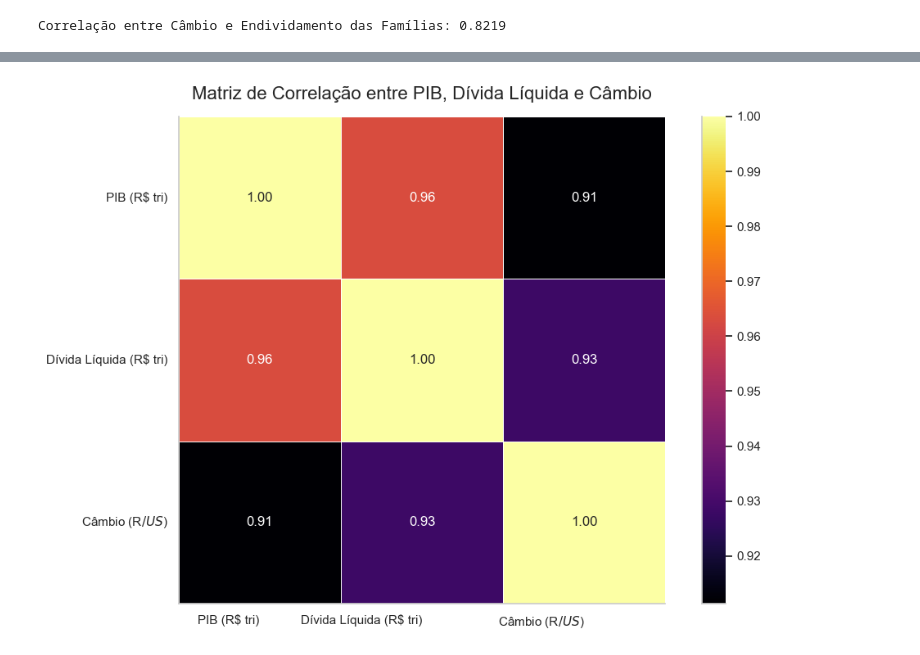
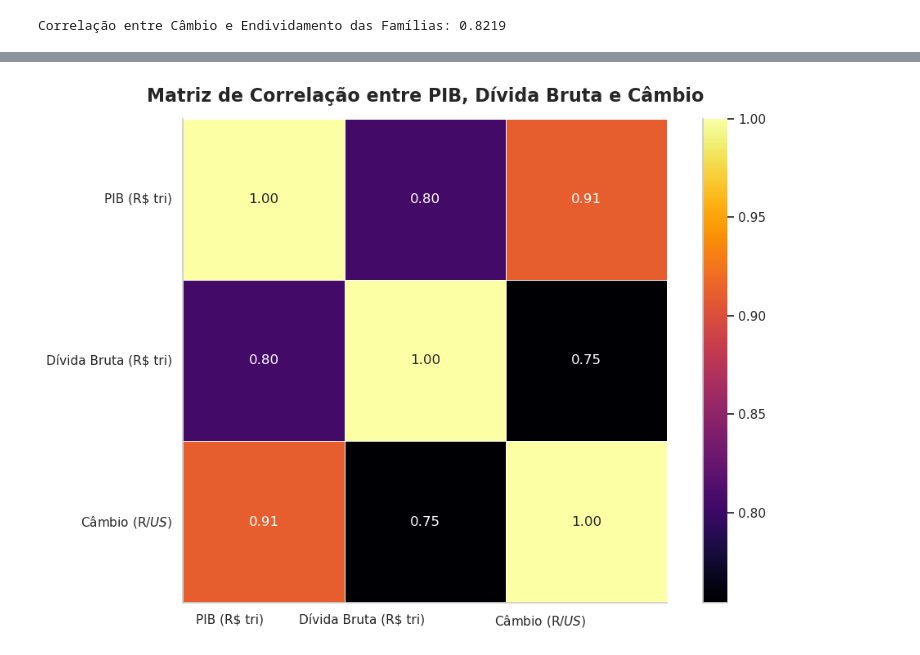
Before and after one commit to rodrigogrinfeld1/Projeto-DEV---Grupo-1, a Jupyter notebook: Código.ipynb, the cells around one changed output, grey strips where cells are left out. Drawn from its saved outputs; the diff is of its cells as text; code cells hidden in the pictures.

```diff
--- a/Código.ipynb
+++ b/Código.ipynb
@@ -21,0 +46,25 @@ dados.head()
+# %%
+import matplotlib.pyplot as plt
+
+#Taxa SELIC e Dívida Bruta
+dados["Data"] = pd.to_datetime(dados["Data"], format="%m/%Y")
+
+dados["Selic (% a.a.)"] = dados["4189 - Taxa de juros - Selic acumulada no mês anualizada base 252 - % a.a."].str.replace(",", ".").astype(float)
+dados["Dívida Bruta (R$ mi)"] = dados["13761 - Dívida bruta do governo geral - Saldos em R$ milhões - Metodologia utilizada a partir de 2008 - R$ (milhões)"].str.replace(".", "").str.replace(",", ".").astype(float)
+
+fig, ax1 = plt.subplots(figsize=(10, 6))
+
+#Eixo Selic
+ax1.plot(dados["Data"], dados["Selic (% a.a.)"], color='blue', label="Selic (% a.a.)")
+ax1.set_ylabel("Selic (% a.a.)", color='blue')
+ax1.tick_params(axis='y', labelcolor='blue')
+
+#Eixo da Dívida
+ax2 = ax1.twinx()
+ax2.plot(dados["Data"], dados["Dívida Bruta (R$ mi)"], color='red', label="Dívida Bruta (R$ milhões)")
+ax2.set_ylabel("Dívida Bruta (R$ mi)", color='red')
+ax2.tick_params(axis='y', labelcolor='red')
+
+plt.title("Taxa Selic e Dívida Bruta do Governo Geral ao Longo do Tempo")
+fig.tight_layout()
+plt.show()
@@ -319,46 +411,51 @@ import pandas as pd
 import matplotlib.pyplot as plt
 import seaborn as sns
 
+# Dicionário com nomes técnicos → nomes claros
 colunas_renomeadas = {
     "4380 - PIB mensal - Valores correntes (R$ milhões) - R$ (milhões)": "PIB (R$ tri)",
-    "4469 - Dívida Líquida do Setor Público - Saldos em R$ milhões - Total - Governo Federal - R$ (milhões)": "Dívida Líquida (R$ tri)",
+    "13761 - Dívida bruta do governo geral - Saldos em R$ milhões - Metodologia utilizada a partir de 2008 - R$ (milhões)": "Dívida Bruta (R$ tri)",
     "3695 - Taxa de câmbio - Livre - Dólar americano (compra) - Fim de período - mensal - u.m.c./US$": "Câmbio (R$/US$)"
 }
 
+# Conversão para float (com substituição de . e ,)
 for col in colunas_renomeadas:
     dados[col] = dados[col].astype(str) \
         .str.replace(".", "", regex=False) \
         .str.replace(",", ".", regex=False) \
         .astype(float)
 
+# Criar um novo DataFrame com os nomes claros
 dados_corr = dados[list(colunas_renomeadas.keys())].rename(columns=colunas_renomeadas)
 
+# Remover possíveis valores ausentes
 dados_corr = dados_corr.dropna()
 
+# Calcular a matriz de correlação
 matriz = dados_corr.corr()
 
+# Plot do heatmap
 plt.figure(figsize=(10, 7))
 sns.set(style="whitegrid")
-#gepetado
+
 ax = sns.heatmap(
     matriz,
     annot=True,
     fmt=".2f",
     cmap="inferno",
     linewidths=0.5,
     square=True,
     annot_kws={"fontsize": 12}
 )
 
-plt.title("Matriz de Correlação entre PIB, Dívida Líquida e Câmbio",
-          fontsize=16, pad=15)
+plt.title("Matriz de Correlação entre PIB, Dívida Bruta e Câmbio", fontsize=16, fontweight='bold', pad=15)
 plt.xticks(fontsize=11, rotation=0, ha='right')
 plt.yticks(fontsize=11, rotation=0)
 plt.tight_layout()
 sns.despine()
 plt.show()
 # %% [output]
-[figure, old version]
+[figure, new version]
 # %%
 plt.figure(figsize=(12, 6))
 sns.lineplot(data=dados, x="Data", y="Selic (% a.a.)", color='blue')
```
Also changed, not shown: parts of 29 cells of this notebook, 2 other files.
